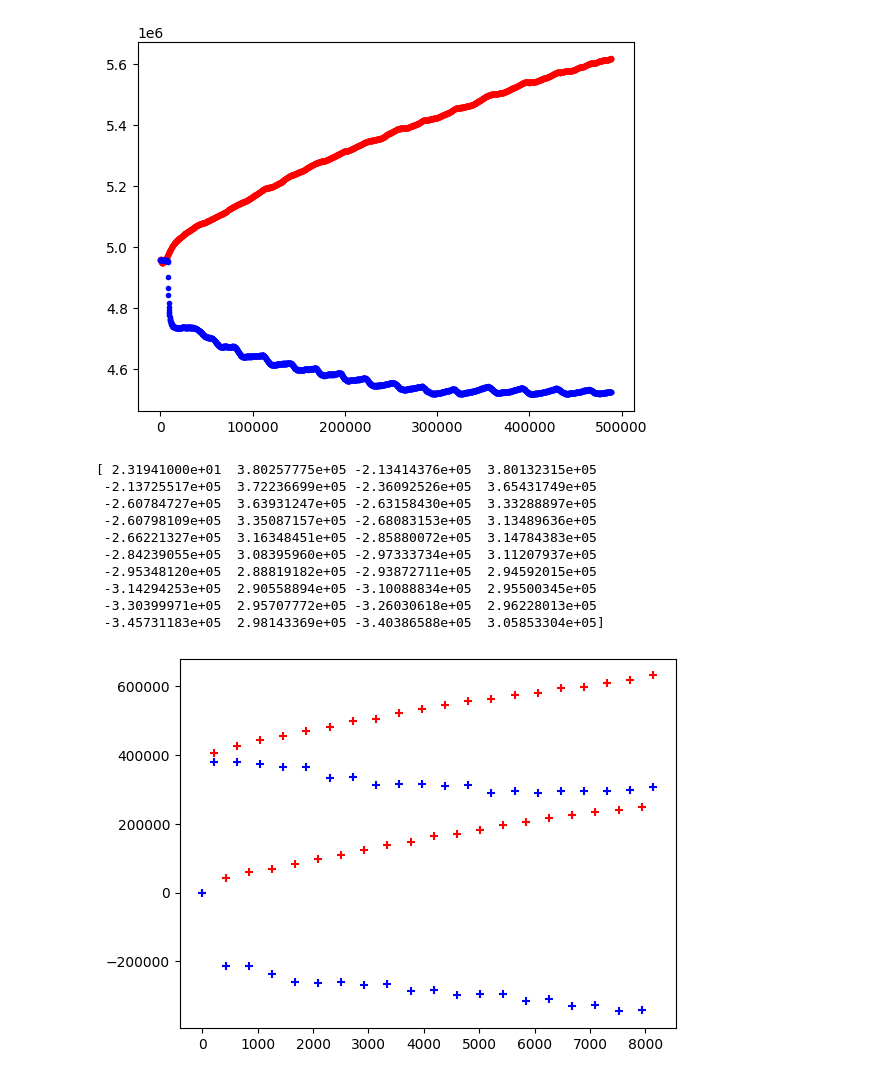
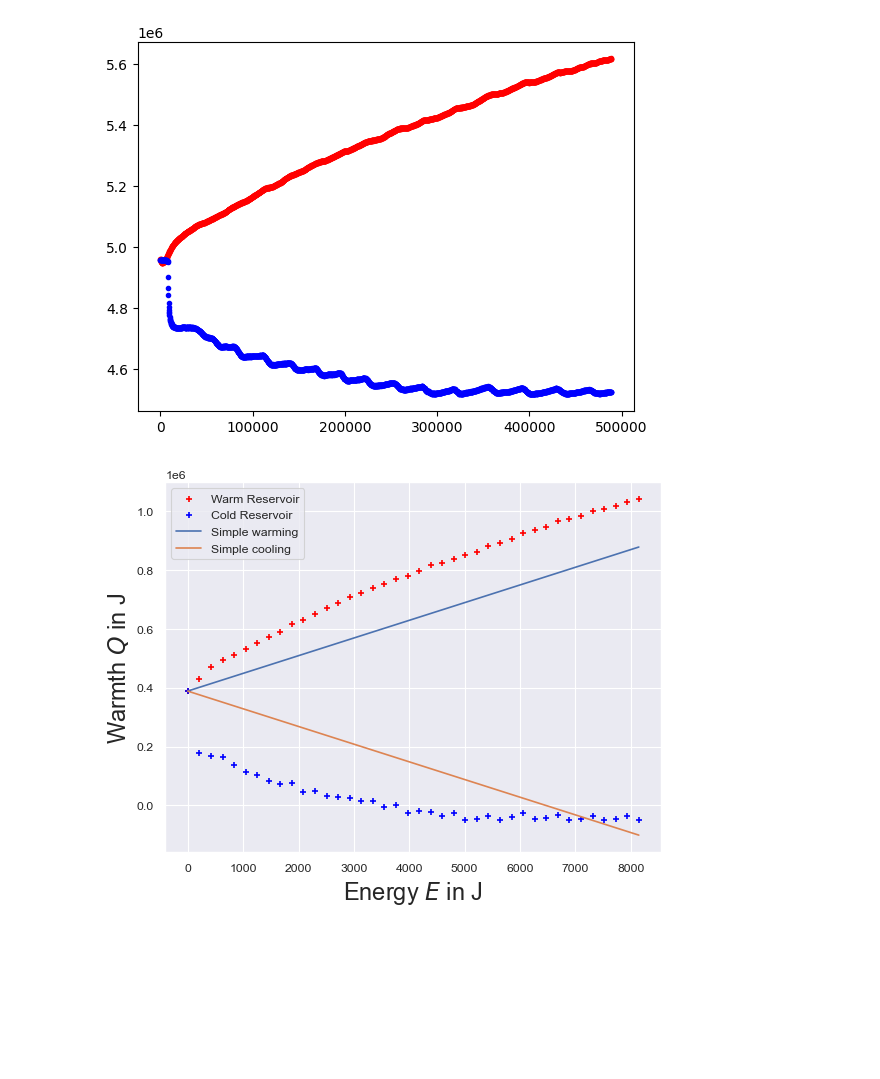
Before and after one commit to KemalOenen/Grundpraktikum2_Gruppe1_SS23, a Jupyter notebook: Versuch6/Djoxx_industries.ipynb, the cells around one changed output. Cells and saved outputs as stored; diff of their text form; code cells hidden in the pictures; blank space fills up the shorter version.

Commit message:
Plot of the Temperatures and Energies (EX1)

```diff
--- a/Versuch6/Djoxx_industries.ipynb
+++ b/Versuch6/Djoxx_industries.ipynb
@@ -17,37 +17,42 @@ plt.show()
 # %% [output]
 [figure]
 # %%
-temps_hot=[23.2235,]
-for i in range(1, 40, 1):
-    temps_hot.append(Temperatures["CHANNEL0"][40*i]*4*4182-temps_hot[i-1])
+temps_hot=[]
+for i in range(40):
+    temps_hot.append(Temperatures["CHANNEL0"][60*i]*4*4182)
 temps_hot=np.array(temps_hot)
 
-temps_cold=[23.1941,]
-for i in range(1, 40, 1):
-    temps_cold.append(Temperatures["CHANNEL4"][40*i]*4*4182-temps_cold[i-1])
+temps_cold=[]
+for i in range(40):
+    temps_cold.append(Temperatures["CHANNEL4"][60*i]*4*4182)
 temps_cold=np.array(temps_cold)
 
 energy=Electric_energy["I(A)"]*Electric_energy["U(V)"]
 all_energy=energy.sum()
-plt.scatter(np.linspace(0, all_energy, 40), temps_hot, marker="+", color="red")
-plt.scatter(np.linspace(0, all_energy, 40), temps_cold, marker="+", color="blue")
 
-x=np.linspace(0, all_energy, 39)
+sns.set_theme(style="darkgrid")
+sns.set_context("paper")
+plt.scatter(np.linspace(0, all_energy, 40), temps_hot, marker="+", color="red", label="Warm Reservoir")
+plt.scatter(np.linspace(0, all_energy, 40), temps_cold, marker="+", color="blue", label="Cold Reservoir")
+
+x=np.linspace(0, all_energy, 40)
 def myfunction(x):
-  return (1 * x + 23.2088 + 273.15)*4*4182 #transformation in Joule
+  return 60 * x + Temperatures["CHANNEL0"][0]*4*4182
+  #60 because we are actually having to work with the intervalls of 60 seconds
+
+def myfunction2(x):
+  return -60 * x + Temperatures["CHANNEL4"][0]*4*4182
 
 mymodel = list(map(myfunction, x))
-#plt.plot(x, mymodel)
-print(temps_cold)
+plt.plot(x, mymodel, label="Simple warming")
+
+mymodel = list(map(myfunction2, x))
+plt.plot(x, mymodel, label="Simple cooling")
+
+plt.xlabel("Energy $E$ in J", size=17)
+plt.ylabel("Warmth $Q$ in J", size=17)
+plt.legend()
+#plt.savefig("Warmth_energy.png", dpi=500, bbox_inches="tight")
+plt.show()
 # %% [output]
-[ 2.31941000e+01  3.80257775e+05 -2.13414376e+05  3.80132315e+05
- -2.13725517e+05  3.72236699e+05 -2.36092526e+05  3.65431749e+05
- -2.60784727e+05  3.63931247e+05 -2.63158430e+05  3.33288897e+05
- -2.60798109e+05  3.35087157e+05 -2.68083153e+05  3.13489636e+05
- -2.66221327e+05  3.16348451e+05 -2.85880072e+05  3.14784383e+05
- -2.84239055e+05  3.08395960e+05 -2.97333734e+05  3.11207937e+05
- -2.95348120e+05  2.88819182e+05 -2.93872711e+05  2.94592015e+05
- -3.14294253e+05  2.90558894e+05 -3.10088834e+05  2.95500345e+05
- -3.30399971e+05  2.95707772e+05 -3.26030618e+05  2.96228013e+05
- -3.45731183e+05  2.98143369e+05 -3.40386588e+05  3.05853304e+05]
-[figure, old version]
+[figure, new version]
```
